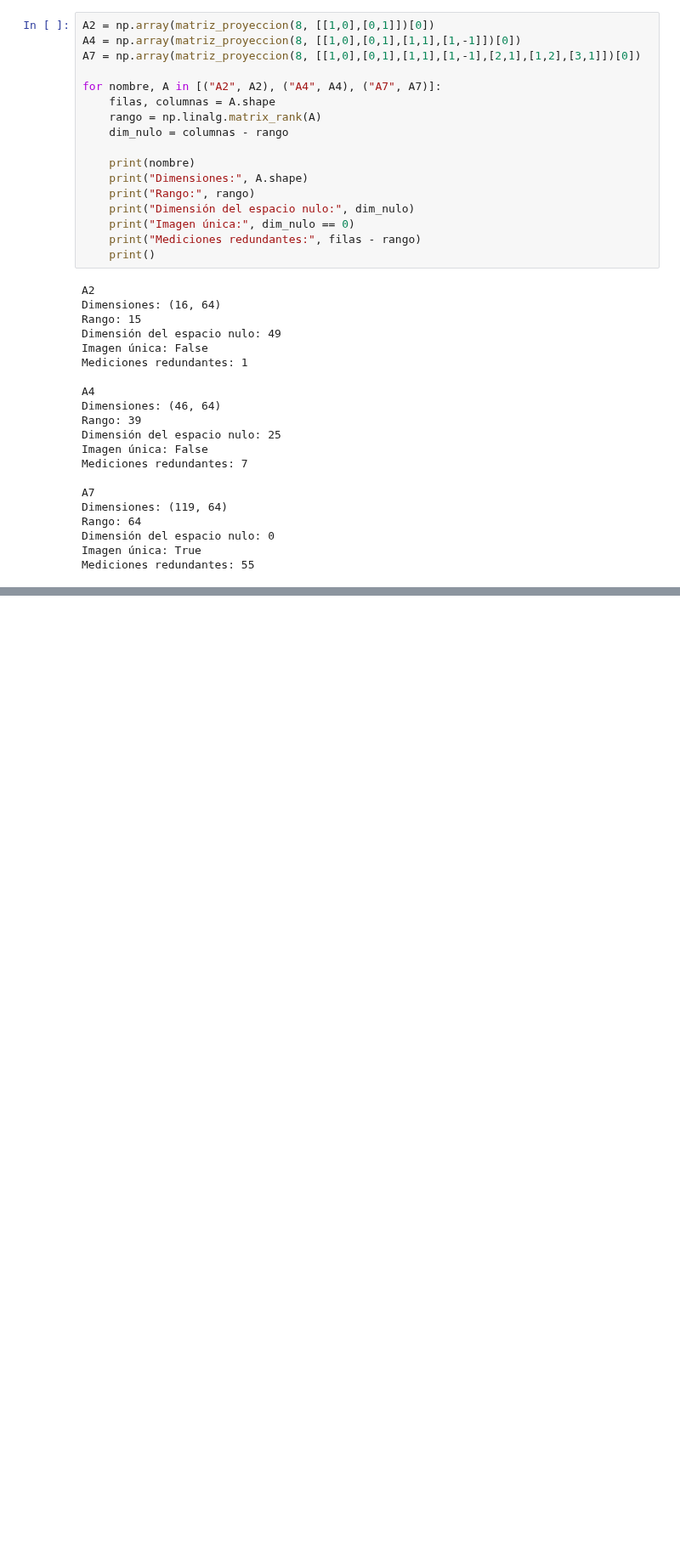
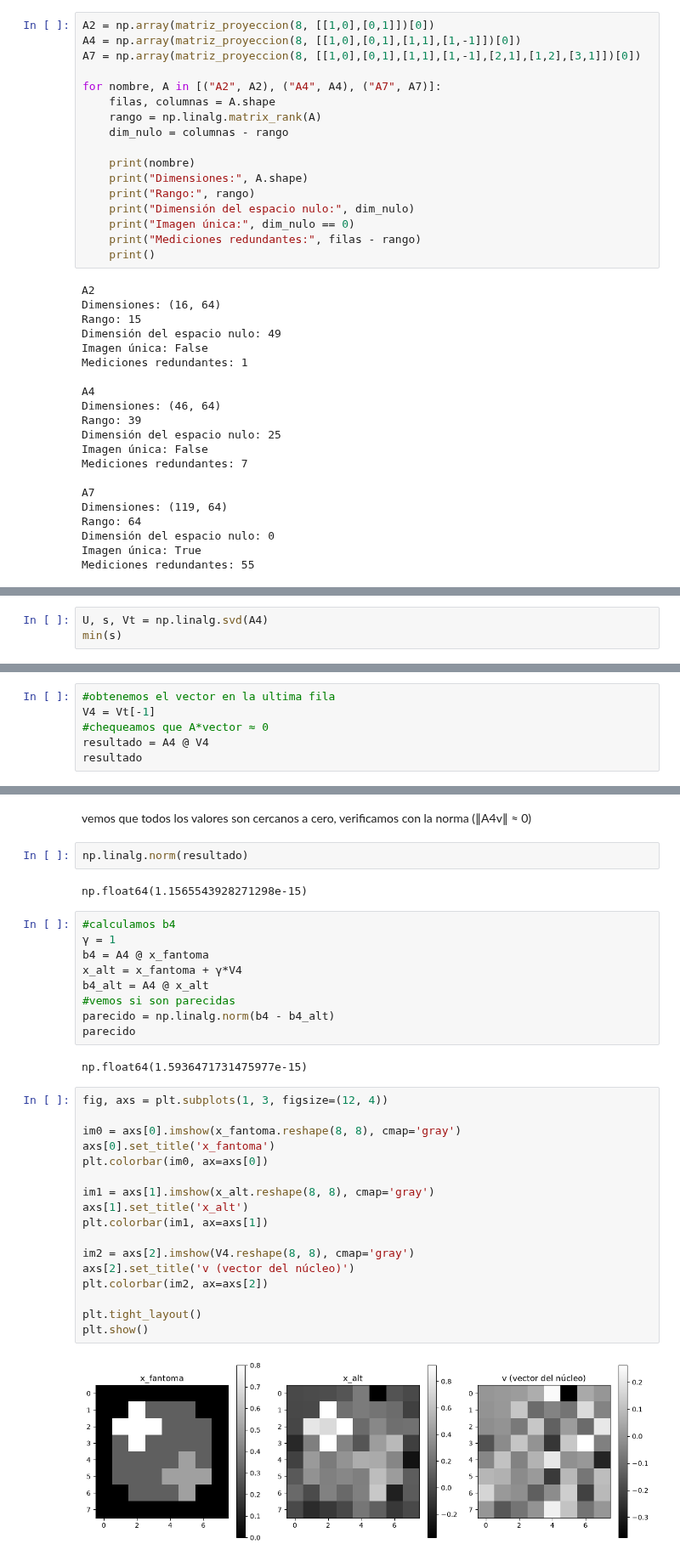
Before and after one commit to basmaxxx/metodos, a Jupyter notebook: TP1-Metodos.ipynb, the cells around one changed output, grey strips where cells are left out. Shown at 85% size. Drawn from its saved outputs; the diff is of its cells as text; blank space fills up the shorter version.

```diff
--- a/TP1-Metodos.ipynb
+++ b/TP1-Metodos.ipynb
@@ -295,0 +298,3 @@ Mediciones redundantes: 55
+# %%
+U, s, Vt = np.linalg.svd(A4)
+min(s)
@@ -295,0 +305,6 @@ Mediciones redundantes: 55
+# %%
+#obtenemos el vector en la ultima fila
+V4 = Vt[-1]
+#chequeamos que A*vector ≈ 0
+resultado = A4 @ V4
+resultado
@@ -295,0 +324,36 @@ Mediciones redundantes: 55
+# %% [markdown]
+vemos que todos los valores son cercanos a cero, verificamos con la norma (∥A4v∥ ≈ 0)
+# %%
+np.linalg.norm(resultado)
+# %% [output]
+np.float64(1.1565543928271298e-15)
+# %%
+#calculamos b4
+γ = 1
+b4 = A4 @ x_fantoma
+x_alt = x_fantoma + γ*V4
+b4_alt = A4 @ x_alt
+#vemos si son parecidas
+parecido = np.linalg.norm(b4 - b4_alt)
+parecido
+# %% [output]
+np.float64(1.5936471731475977e-15)
+# %%
+fig, axs = plt.subplots(1, 3, figsize=(12, 4))
+
+im0 = axs[0].imshow(x_fantoma.reshape(8, 8), cmap='gray')
+axs[0].set_title('x_fantoma')
+plt.colorbar(im0, ax=axs[0])
+
+im1 = axs[1].imshow(x_alt.reshape(8, 8), cmap='gray')
+axs[1].set_title('x_alt')
+plt.colorbar(im1, ax=axs[1])
+
+im2 = axs[2].imshow(V4.reshape(8, 8), cmap='gray')
+axs[2].set_title('v (vector del núcleo)')
+plt.colorbar(im2, ax=axs[2])
+
+plt.tight_layout()
+plt.show()
+# %% [output]
+[figure, added]
```
Also changed, not shown: parts of 6 cells of this notebook.
